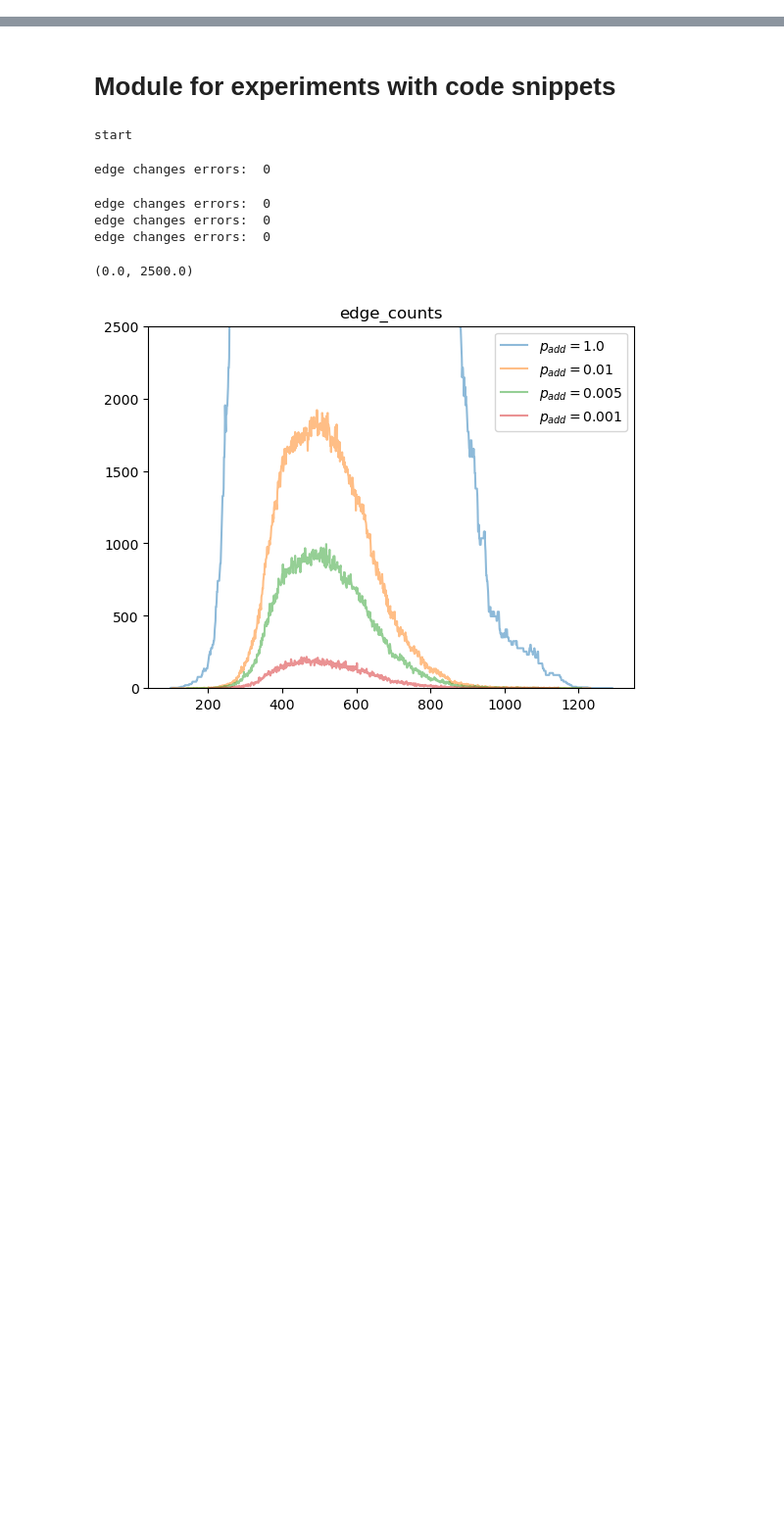
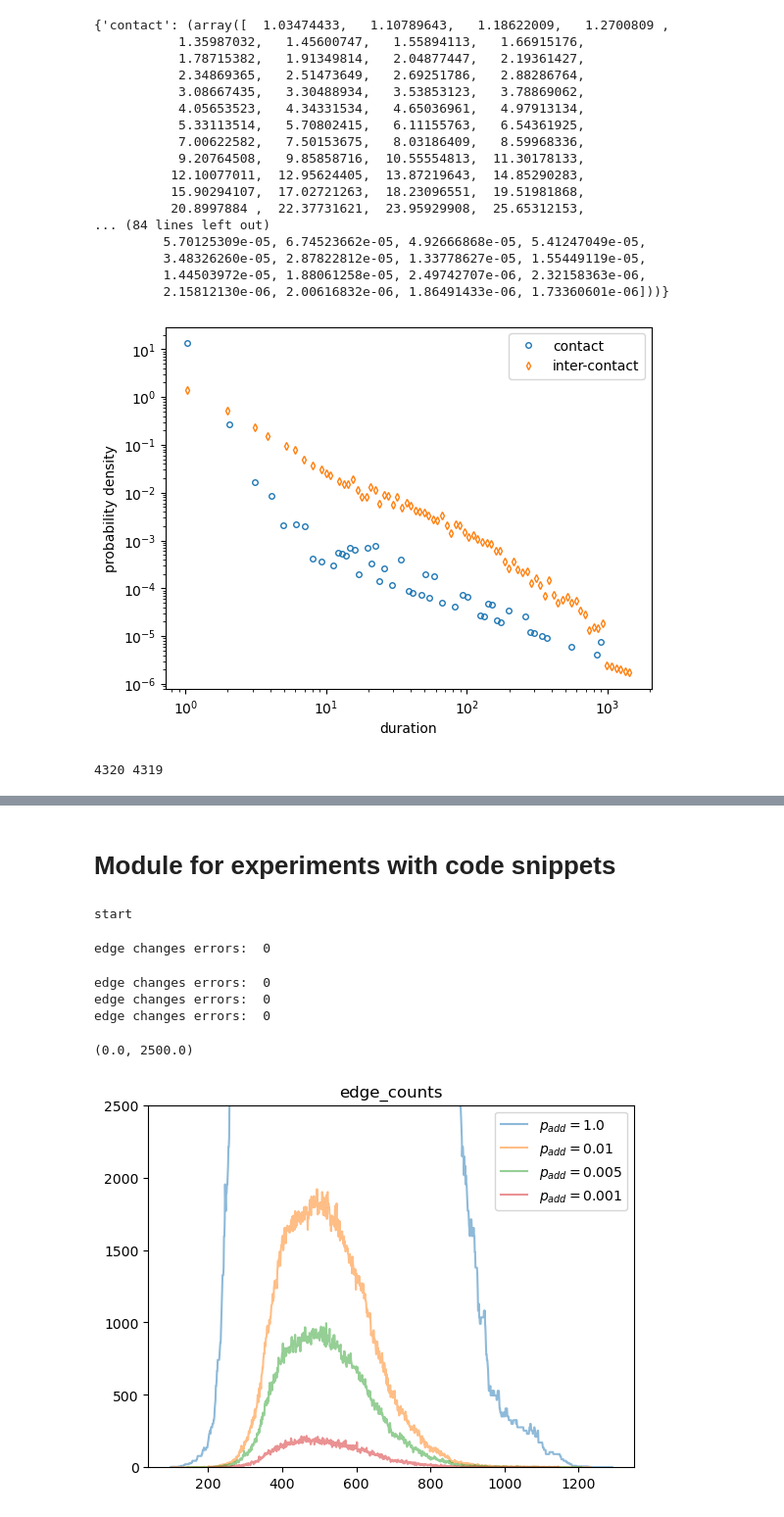
Before and after one commit to JurijSchoenfeld/Traf2Net, a Jupyter notebook: playground.ipynb, the cells around one changed output, grey strips where cells are left out. Shown at 98% size. Saved outputs shown, nothing was run; the diff lists cells and outputs as text; code cells hidden in the pictures; blank space fills up the shorter version.

```diff
--- a/playground.ipynb
+++ b/playground.ipynb
@@ -9,0 +58,29 @@ from tacoma.analysis import plot_contact_durations
+# %%
+fig, ax = plt.subplots()
+tn = tc.read_json_taco('STEPS_pareto_test.taco')
+res = tc.api.measure_group_sizes_and_durations(tn)
+
+plot_contact_durations(res, ax)
+# %% [output]
+{'contact': (array([  1.03474433,   1.10789643,   1.18622009,   1.2700809 ,
+           1.35987032,   1.45600747,   1.55894113,   1.66915176,
+           1.78715382,   1.91349814,   2.04877447,   2.19361427,
+           2.34869365,   2.51473649,   2.69251786,   2.88286764,
+           3.08667435,   3.30488934,   3.53853123,   3.78869062,
+           4.05653523,   4.34331534,   4.65036961,   4.97913134,
+           5.33113514,   5.70802415,   6.11155763,   6.54361925,
+           7.00622582,   7.50153675,   8.03186409,   8.59968336,
+           9.20764508,   9.85858716,  10.55554813,  11.30178133,
+          12.10077011,  12.95624405,  13.87219643,  14.85290283,
+          15.90294107,  17.02721263,  18.23096551,  19.51981868,
+          20.8997884 ,  22.37731621,  23.95929908,  25.65312153,
+... (84 lines left out)
+         5.70125309e-05, 6.74523662e-05, 4.92666868e-05, 5.41247049e-05,
+         3.48326260e-05, 2.87822812e-05, 1.33778627e-05, 1.55449119e-05,
+         1.44503972e-05, 1.88061258e-05, 2.49742707e-06, 2.32158363e-06,
+         2.15812130e-06, 2.00616832e-06, 1.86491433e-06, 1.73360601e-06]))}
+[figure, added]
+# %%
+tn_emp = tc.read_json_taco('./networks/new_highschool/1_empirical_TU=1.taco')
+# %% [output]
+4320 4319
```
Also changed, not shown: parts of 5 cells of this notebook, 11 other files.
